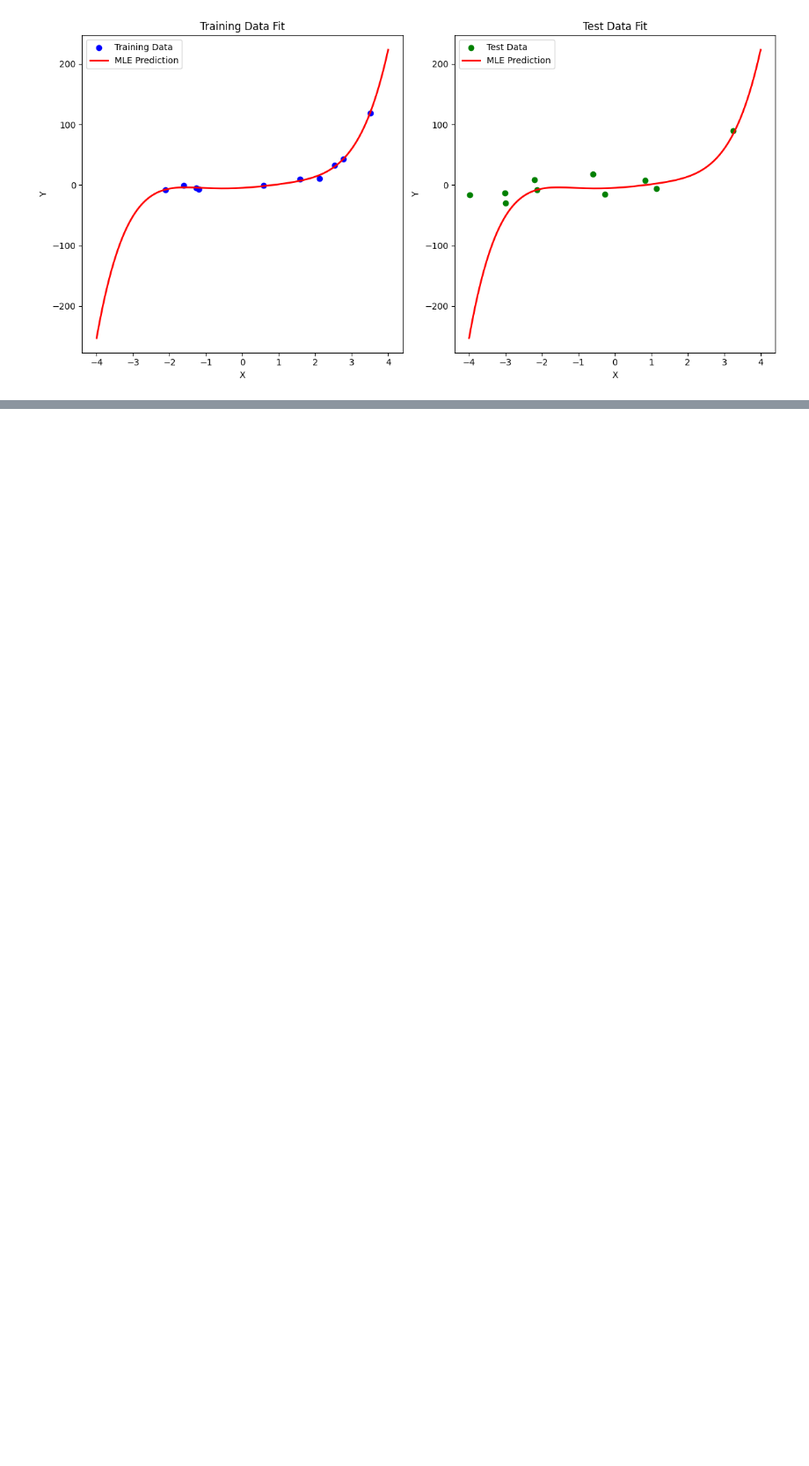
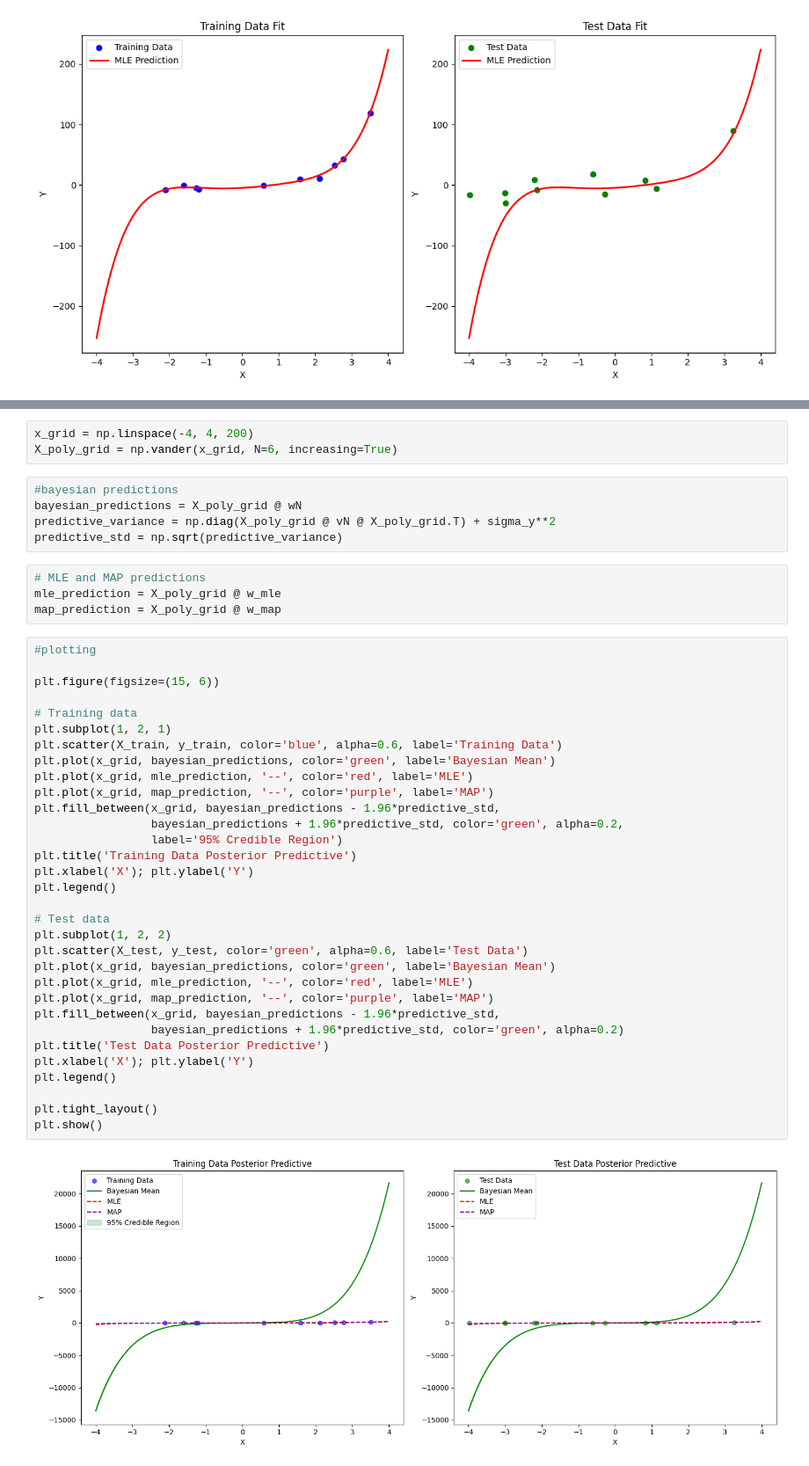
Before and after one commit to ldsbalu/Balu-Portfolio, a Jupyter notebook: CS677_HW3_Bayesian_Linear_Regression_with_Conjugate_Priors_and_Known_Variance.ipynb, the cells around one changed output, grey strips where cells are left out. Shown: that part at 88% size. Saved outputs shown, nothing was run; the diff lists cells and outputs as text; blank space fills up the shorter version.

```diff
--- a/CS677_HW3_Bayesian_Linear_Regression_with_Conjugate_Priors_and_Known_Variance.ipynb
+++ b/CS677_HW3_Bayesian_Linear_Regression_with_Conjugate_Priors_and_Known_Variance.ipynb
@@ -78,0 +221,46 @@ plt.show()
+# %%
+x_grid = np.linspace(-4, 4, 200)
+X_poly_grid = np.vander(x_grid, N=6, increasing=True)
+# %%
+#bayesian predictions
+bayesian_predictions = X_poly_grid @ wN
+predictive_variance = np.diag(X_poly_grid @ vN @ X_poly_grid.T) + sigma_y**2
+predictive_std = np.sqrt(predictive_variance)
+# %%
+# MLE and MAP predictions
+mle_prediction = X_poly_grid @ w_mle
+map_prediction = X_poly_grid @ w_map
+# %%
+#plotting
+
+plt.figure(figsize=(15, 6))
+
+# Training data
+plt.subplot(1, 2, 1)
+plt.scatter(X_train, y_train, color='blue', alpha=0.6, label='Training Data')
+plt.plot(x_grid, bayesian_predictions, color='green', label='Bayesian Mean')
+plt.plot(x_grid, mle_prediction, '--', color='red', label='MLE')
+plt.plot(x_grid, map_prediction, '--', color='purple', label='MAP')
+plt.fill_between(x_grid, bayesian_predictions - 1.96*predictive_std,
+                 bayesian_predictions + 1.96*predictive_std, color='green', alpha=0.2,
+                 label='95% Credible Region')
+plt.title('Training Data Posterior Predictive')
+plt.xlabel('X'); plt.ylabel('Y')
+plt.legend()
+
+# Test data
+plt.subplot(1, 2, 2)
+plt.scatter(X_test, y_test, color='green', alpha=0.6, label='Test Data')
+plt.plot(x_grid, bayesian_predictions, color='green', label='Bayesian Mean')
+plt.plot(x_grid, mle_prediction, '--', color='red', label='MLE')
+plt.plot(x_grid, map_prediction, '--', color='purple', label='MAP')
+plt.fill_between(x_grid, bayesian_predictions - 1.96*predictive_std,
+                 bayesian_predictions + 1.96*predictive_std, color='green', alpha=0.2)
+plt.title('Test Data Posterior Predictive')
+plt.xlabel('X'); plt.ylabel('Y')
+plt.legend()
+
+plt.tight_layout()
+plt.show()
+# %% [output]
+[figure, added]
```
Also changed, not shown: parts of 14 cells of this notebook.
